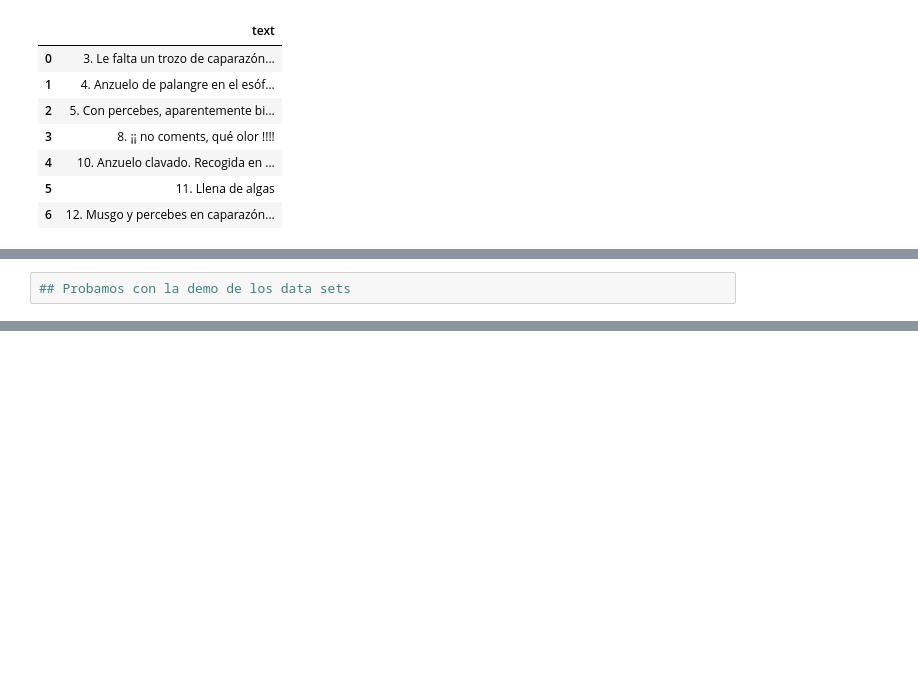
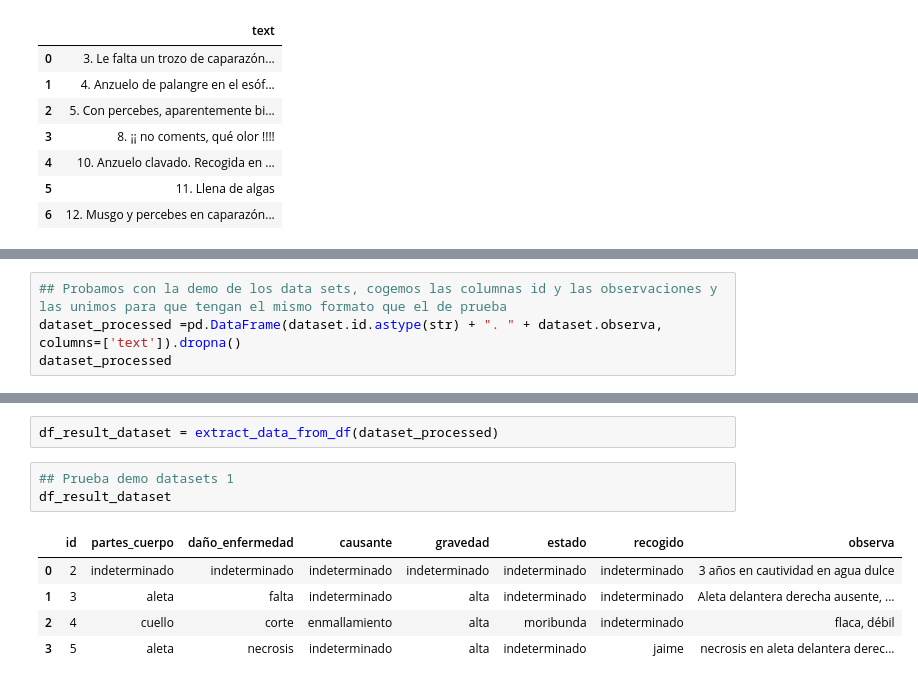
Before and after one commit to JuanCarlosBio/Tortugas_La_Tahonilla, a Jupyter notebook: codigo/llm_system_extraction.ipynb, the cells around one changed output, grey strips where cells are left out. Drawn from its saved outputs; the diff is of its cells as text; blank space fills up the shorter version.

```diff
--- a/codigo/llm_system_extraction.ipynb
+++ b/codigo/llm_system_extraction.ipynb
@@ -154,2 +170,4 @@ df_result
 # %%
-## Probamos con la demo de los data sets
+## Probamos con la demo de los data sets, cogemos las columnas id y las observaciones y las unimos para que tengan el mismo formato que el de prueba
+dataset_processed =pd.DataFrame(dataset.id.astype(str) + ". " + dataset.observa, columns=['text']).dropna()
+dataset_processed
@@ -155,0 +180,11 @@ df_result
+# %%
+df_result_dataset = extract_data_from_df(dataset_processed)
+# %%
+## Prueba demo datasets 1
+df_result_dataset
+# %% [output]
+|  | id | partes_cuerpo | daño_enfermedad | causante | gravedad | estado | recogido | observa |
+| 0 | 2 | indeterminado | indeterminado | indeterminado | indeterminado | indeterminado | indeterminado | 3 años en cautividad en agua dulce |
+| 1 | 3 | aleta | falta | indeterminado | alta | indeterminado | indeterminado | Aleta delantera derecha ausente, ... |
+| 2 | 4 | cuello | corte | enmallamiento | alta | moribunda | indeterminado | flaca, débil |
+| 3 | 5 | aleta | necrosis | indeterminado | alta | indeterminado | jaime | necrosis en aleta delantera derec... |
```
Also changed, not shown: parts of 21 cells of this notebook, 1 other file.
